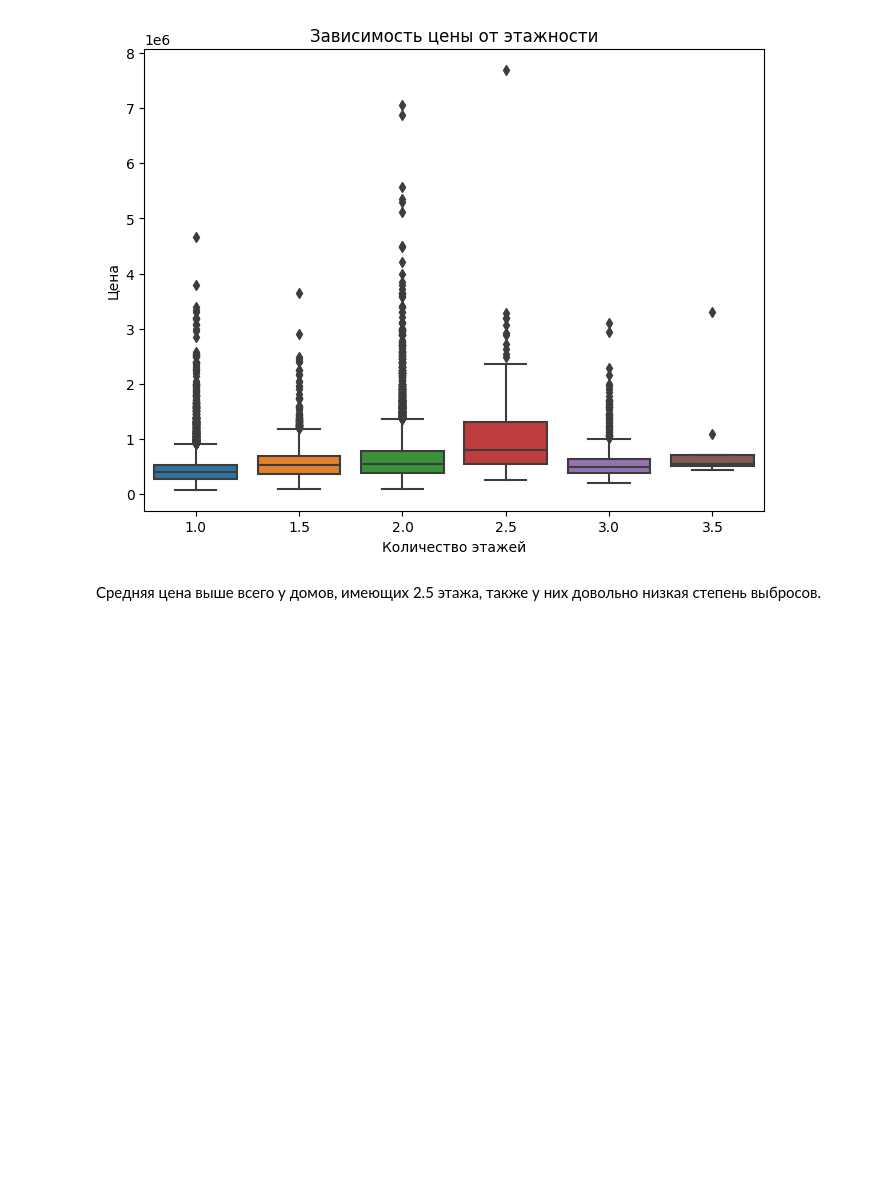
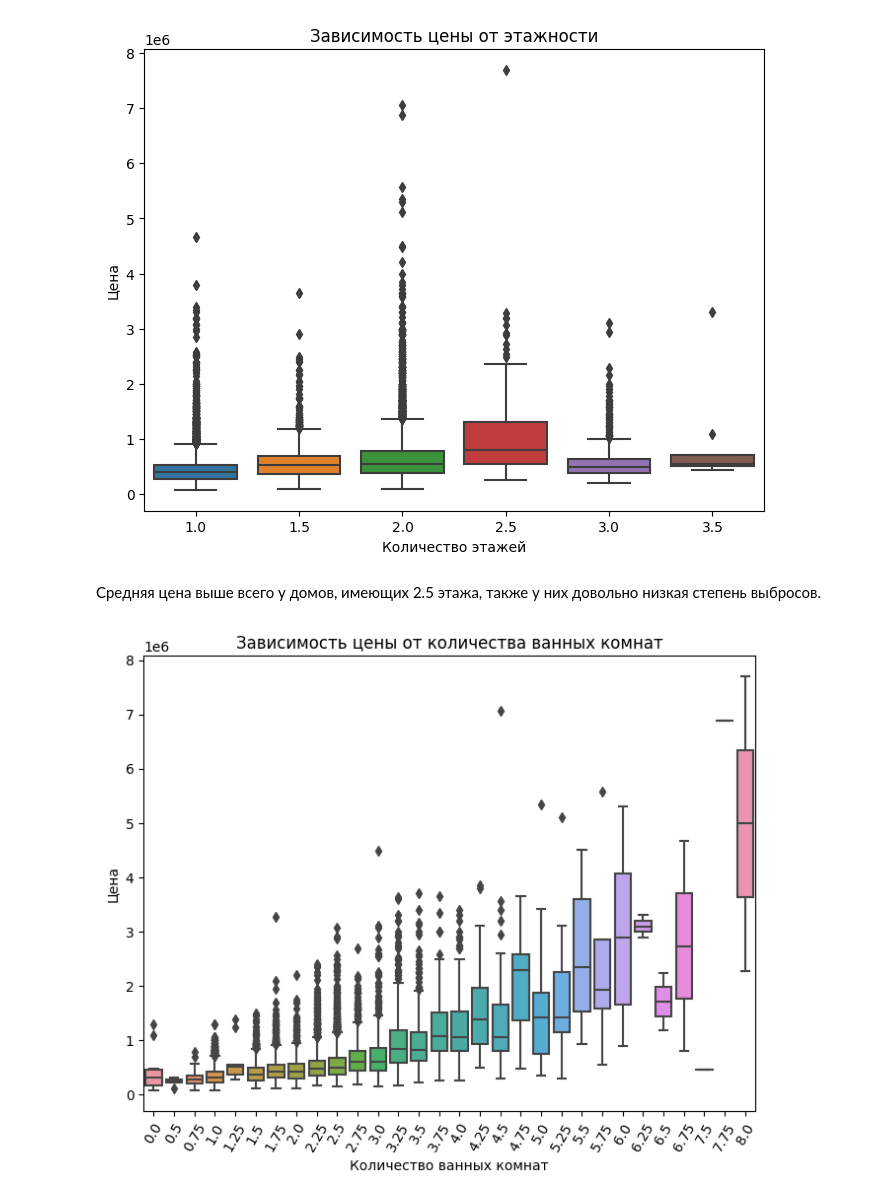
Before and after one commit to Amberalex42/python, a Jupyter notebook: Jupyter/Семинар4_HW.ipynb, the cells around one changed output. Saved outputs shown, nothing was run; the diff lists cells and outputs as text; code cells hidden in the pictures; blank space fills up the shorter version.

```diff
--- a/Jupyter/Семинар4_HW.ipynb
+++ b/Jupyter/Семинар4_HW.ipynb
@@ -142,3 +141,12 @@ Text(0, 0.5, 'Цена')
 [figure]
 # %% [markdown]
 Средняя цена выше всего у домов, имеющих 2.5 этажа, также у них довольно низкая степень выбросов.
+# %%
+plt.figure(figsize=(8, 6))
+sns.boxplot(y=df['price'], x=df['bathrooms'], whis=1.5)
+plt.title('Зависимость цены от количества ванных комнат')
+plt.xlabel('Количество ванных комнат')
+plt.ylabel('Цена')
+plt.xticks(rotation=60);
+# %% [output]
+[figure, added]
```
Also changed, not shown: parts of 5 cells of this notebook.
